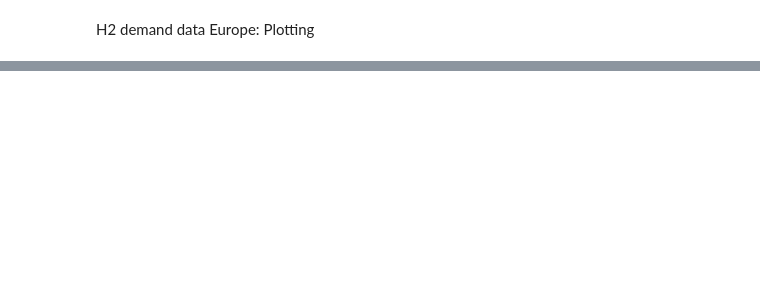
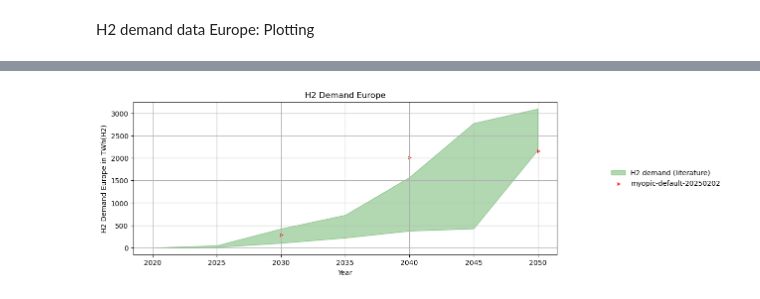
Before and after one commit to AlexanderMeisinger/Demand-Europe-Preparation, a Jupyter notebook: workflow/notebooks/H2-Demand.ipynb, the cells around one changed output, grey strips where cells are left out. Drawn from its saved outputs; the diff is of its cells as text; code cells hidden in the pictures; blank space fills up the shorter version.

```diff
--- a/workflow/notebooks/H2-Demand.ipynb
+++ b/workflow/notebooks/H2-Demand.ipynb
@@ -81,0 +279,35 @@ plt.show()
+# %%
+# Define marker and color combinations
+H2_Demand_Europe_all = H2_Demand_Europe_all.apply(pd.to_numeric, errors='coerce')
+H2_Demand_Europe_Plot = H2_Demand_Europe_Plot.apply(pd.to_numeric, errors='coerce')
+
+unique_markers = [".", ",", "o", "v", "^", "<", ">", "1", "2", "3", "4", "8", "s", "p", "P", "*", "h", "H", "+", "x", "X", "D", "d", "|", "_"]
+colors = plt.rcParams['axes.prop_cycle'].by_key()['color']  # Get default color cycle
+
+# Generate a list of (color, marker) combinations
+style_combinations = list(itertools.product(colors, unique_markers))
+
+# Cycle through styles if there are more columns than styles
+styles = list(itertools.islice(itertools.cycle(style_combinations), len(H2_Demand_Europe_all.columns)))
+
+# Plot each column separately with its (color, marker) pair
+fig, ax = plt.subplots(figsize=(11, 4))
+
+lower_bound = H2_Demand_Europe_Plot.min(axis=1, skipna=True)
+upper_bound = H2_Demand_Europe_Plot.max(axis=1, skipna=True)
+
+ax.fill_between(H2_Demand_Europe_all.index, lower_bound, upper_bound, color='green', alpha=0.3, label="H2 demand (literature)")
+
+# Plot each scenario separately
+for (col, (color, marker)) in zip(H2_Demand_Europe_all.columns, styles):
+    if "myopic" in col.lower():  # Case-insensitive check for "myopic"
+        ax.scatter(H2_Demand_Europe_all.index, H2_Demand_Europe_all[col], color="red", marker=marker, s=30, label=col)
+
+plt.legend(loc='center right', bbox_to_anchor=(1.4, 0.5))
+plt.xlabel("Year")
+plt.grid()
+plt.ylabel("H2 Demand Europe in TWh(H2)")
+plt.title("H2 Demand Europe")
+plt.show()
+# %% [output]
+[figure, added]
```
Also changed, not shown: parts of 13 cells of this notebook.
